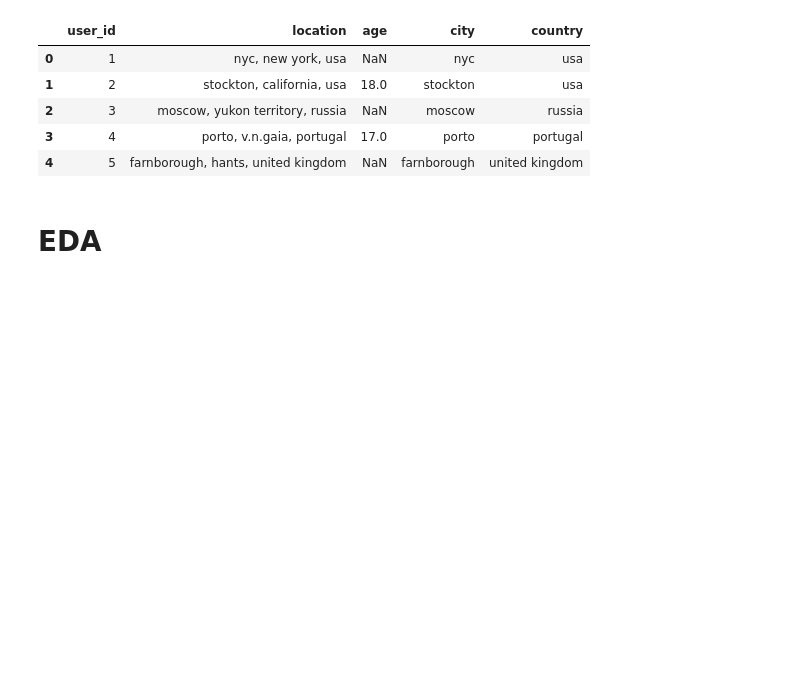
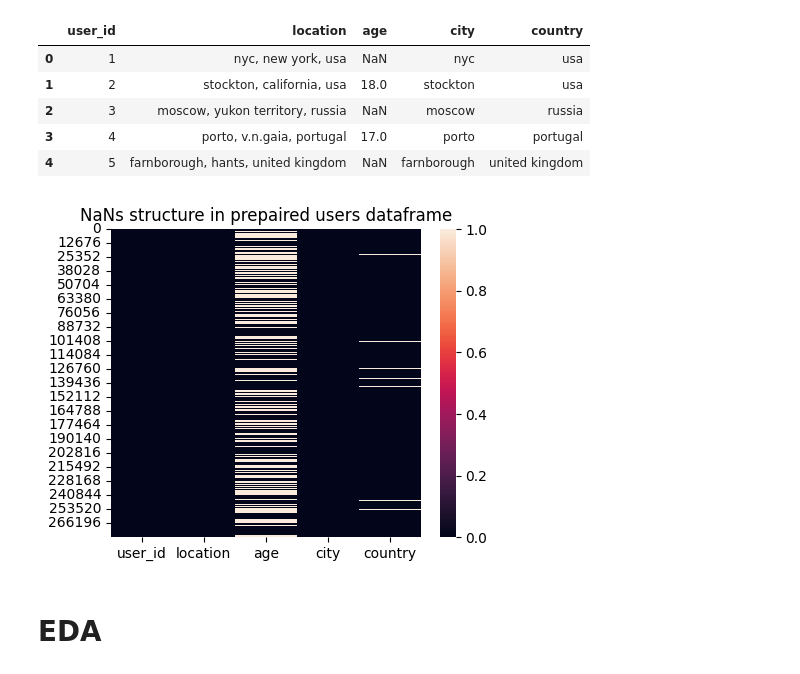
Before and after one commit to Gooogr/Book_Crossing_RecSys, a Jupyter notebook: notebooks/eda.ipynb, the cells around one changed output. Cells and saved outputs as stored; diff of their text form; code cells hidden in the pictures; blank space fills up the shorter version.

```diff
--- a/notebooks/eda.ipynb
+++ b/notebooks/eda.ipynb
@@ -318,6 +316,9 @@ df_users['country'] = df_users['country'].str.lower().str.strip()
 re_remove_trash = r'[^a-zA-Z\s]'
 df_users['city'] = df_users['city'].str.replace(re_remove_trash, '', regex=True)
 df_users['country'] = df_users['country'].str.replace(re_remove_trash, '', regex=True)
+# %%
+df_users.loc[df_users['city'] == '', 'city'] = np.nan
+df_users.loc[df_users['country'] == '', 'country'] = np.nan
 # %%
 df_users.head()
 # %% [output]
@@ -327,5 +328,12 @@ df_users.head()
 | 2 | 3 | moscow, yukon territory, russia | NaN | moscow | russia |
 | 3 | 4 | porto, v.n.gaia, portugal | 17.0 | porto | portugal |
 | 4 | 5 | farnborough, hants, united kingdom | NaN | farnborough | united kingdom |
+# %%
+plt.figure(figsize=(5, 4))
+sns.heatmap(df_users.isna())
+plt.title('NaNs structure in prepaired users dataframe')
+plt.show()
+# %% [output]
+[figure, added]
 # %% [markdown]
 # EDA
```
Also changed, not shown: parts of 5 cells of this notebook.
